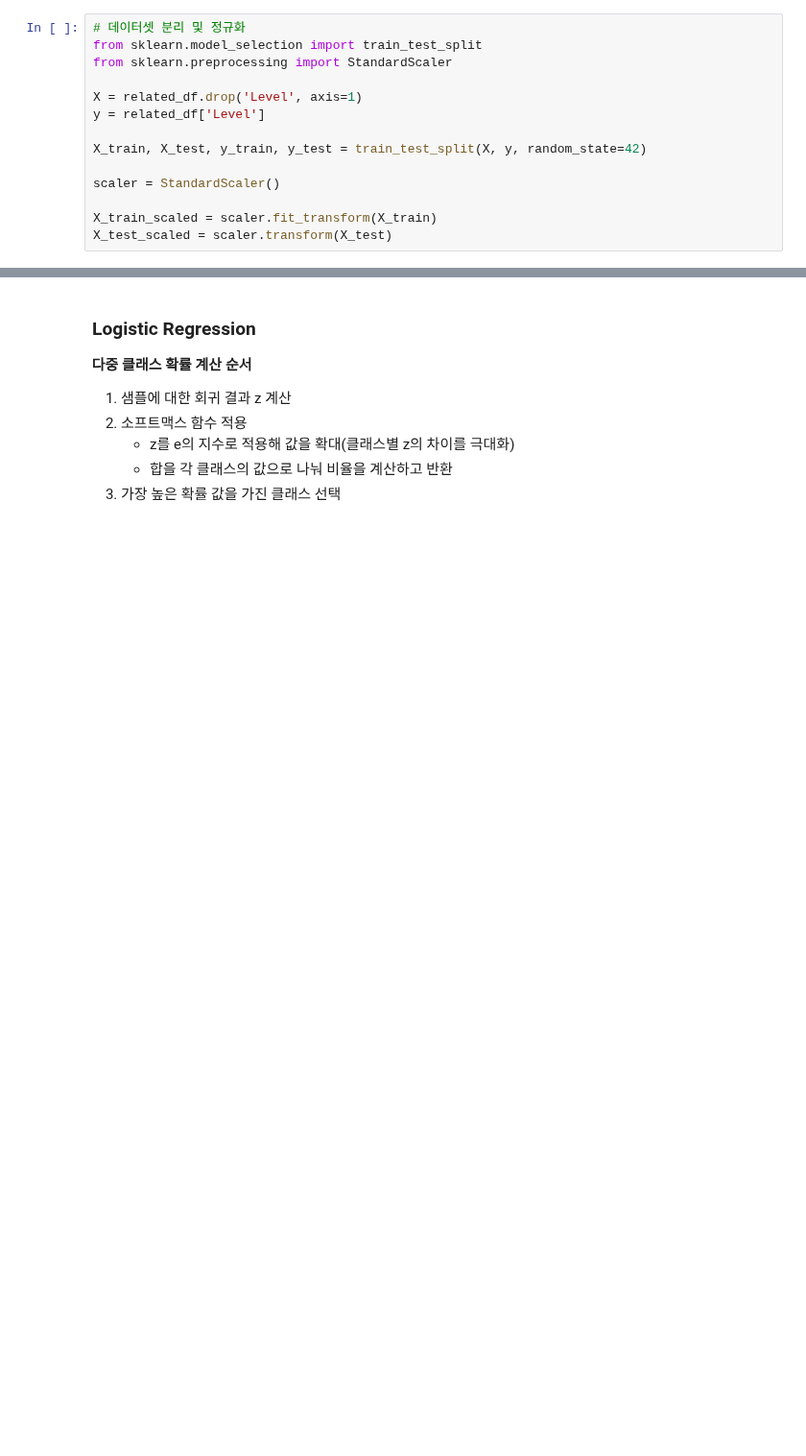
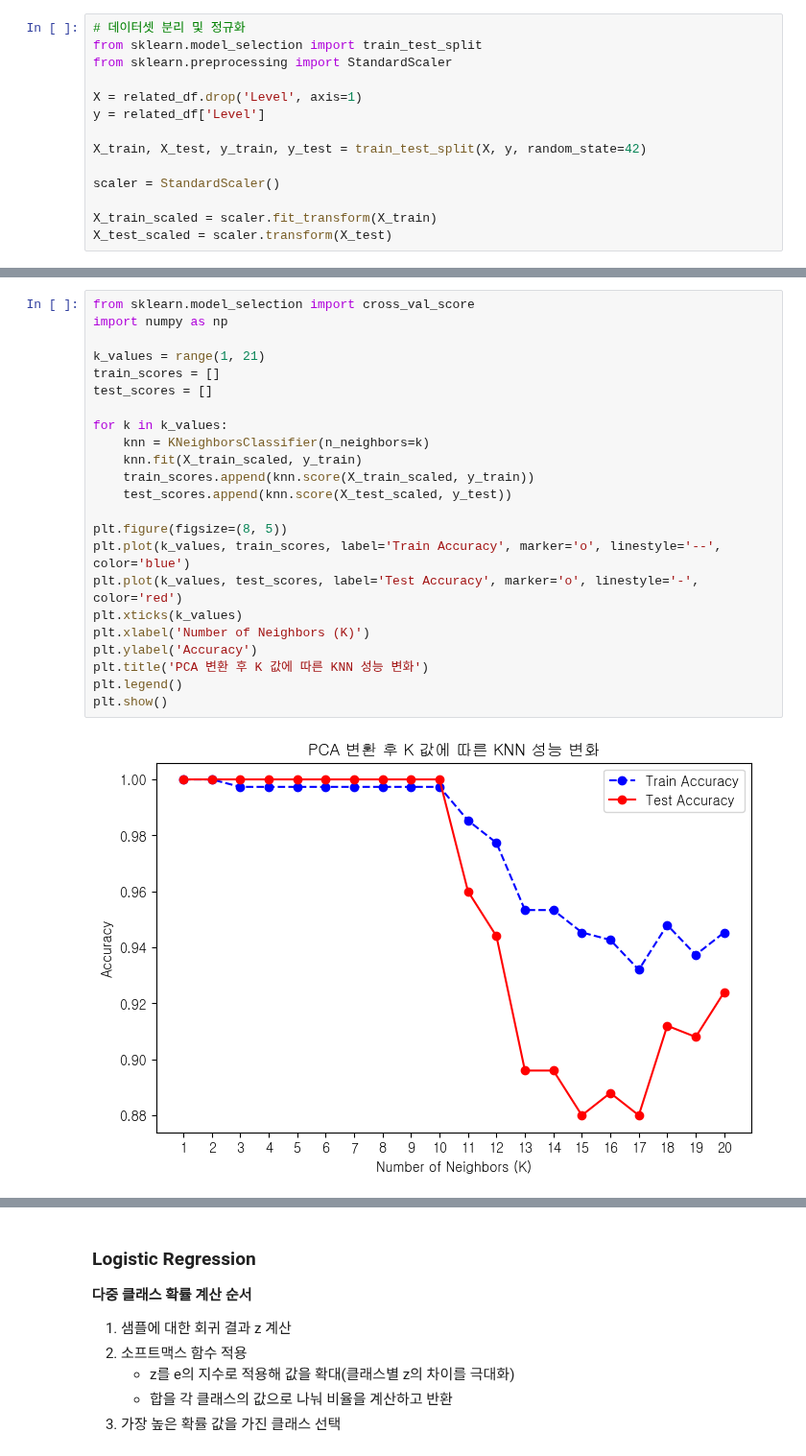
Before and after one commit to encore-SKN11/ML-3Team, a Jupyter notebook: ml_sjh.ipynb, the cells around one changed output, grey strips where cells are left out. Shown at 96% size. Saved outputs shown, nothing was run; the diff lists cells and outputs as text; blank space fills up the shorter version.

```diff
--- a/ml_sjh.ipynb
+++ b/ml_sjh.ipynb
@@ -92,0 +152,25 @@ X_test_scaled = scaler.transform(X_test)
+# %%
+from sklearn.model_selection import cross_val_score
+import numpy as np
+
+k_values = range(1, 21)
+train_scores = []
+test_scores = []
+
+for k in k_values:
+    knn = KNeighborsClassifier(n_neighbors=k)
+    knn.fit(X_train_scaled, y_train)
+    train_scores.append(knn.score(X_train_scaled, y_train))
+    test_scores.append(knn.score(X_test_scaled, y_test))
+
+plt.figure(figsize=(8, 5))
+plt.plot(k_values, train_scores, label='Train Accuracy', marker='o', linestyle='--', color='blue')
+plt.plot(k_values, test_scores, label='Test Accuracy', marker='o', linestyle='-', color='red')
+plt.xticks(k_values)
+plt.xlabel('Number of Neighbors (K)')
+plt.ylabel('Accuracy')
+plt.title('PCA 변환 후 K 값에 따른 KNN 성능 변화')
+plt.legend()
+plt.show()
+# %% [output]
+[figure, added]
```
Also changed, not shown: parts of 13 cells of this notebook.
